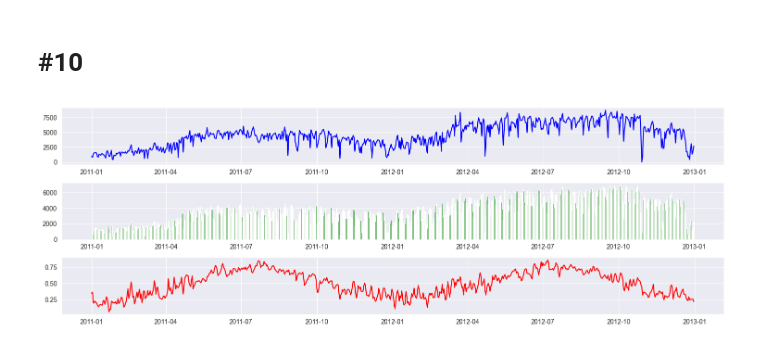
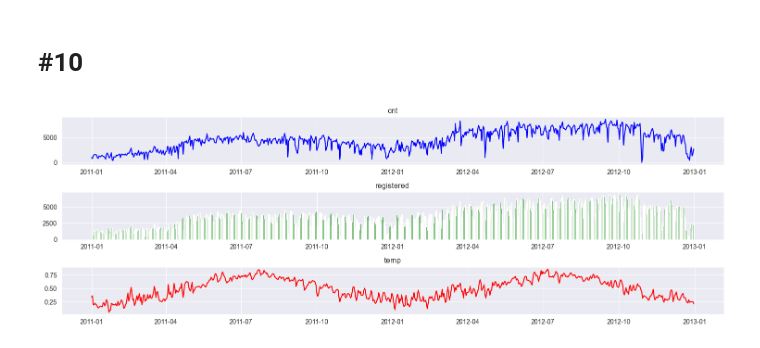
Before and after one commit to raaamk/ML_SoSe24, a Jupyter notebook: src/Assignments/2/mjanits1_11270520.ipynb, the cells around one changed output. Cells and saved outputs as stored; diff of their text form; code cells hidden in the pictures.

```diff
--- a/src/Assignments/2/mjanits1_11270520.ipynb
+++ b/src/Assignments/2/mjanits1_11270520.ipynb
@@ -213,10 +213,15 @@ data[['casual', 'registered', 'cnt']].boxplot()
 # %%
 fig, (ax1, ax2, ax3) = plt.subplots(3, 1)
 
 ax1.plot(data['dteday'], data['cnt'], color='blue')
+ax1.set_title('cnt')
+
 ax2.bar(data['dteday'], data['registered'], color='green')
+ax2.set_title('registered')
+
 ax3.plot(data['dteday'], data['temp'], color='red')
+ax3.set_title('temp')
 
 plt.tight_layout()
 # %% [output]
-[figure, old version]
+[figure, new version]
```
Also changed, not shown: parts of 1 cell of this notebook.
